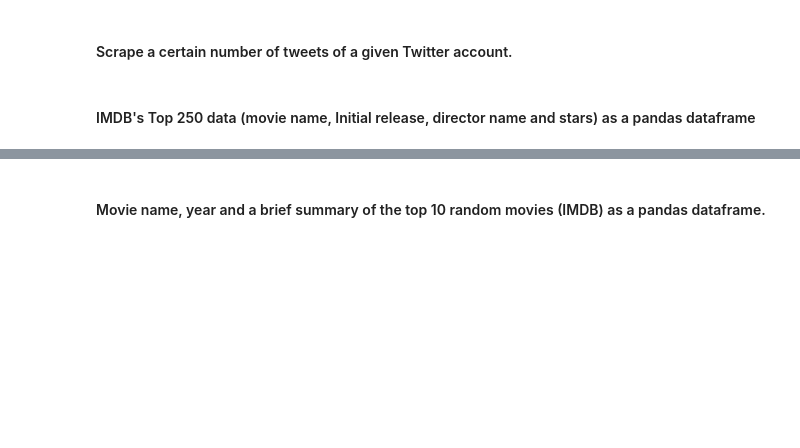
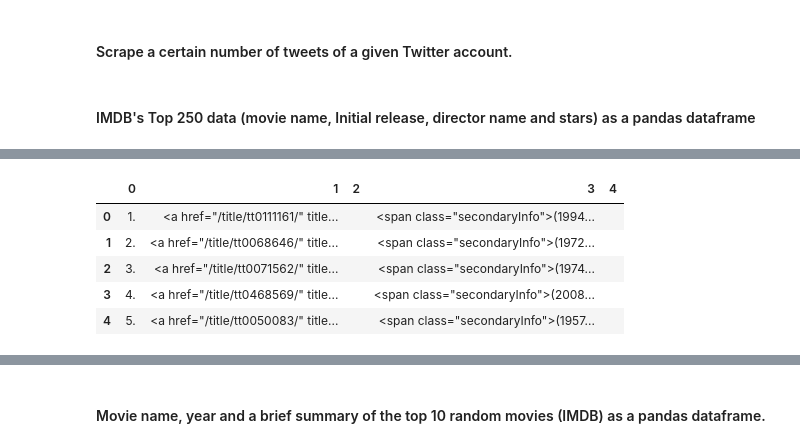
Before and after one commit to sandrineh/data-labs, a Jupyter notebook: module-1/lab-web-scraping/your-code/main.ipynb, the cells around one changed output, grey strips where cells are left out. Cells and saved outputs as stored; diff of their text form; code cells hidden in the pictures; blank space fills up the shorter version.

```diff
--- a/module-1/lab-web-scraping/your-code/main.ipynb
+++ b/module-1/lab-web-scraping/your-code/main.ipynb
@@ -647,0 +660,6 @@ url = 'https://www.imdb.com/chart/top'
+# %%
+# your code
+imdb = requests.get(url).content
+imdb = BeautifulSoup(imdb)
+chart=imdb.find_all('td', class_='titleColumn')
+chart
@@ -647,0 +684,10 @@ url = 'https://www.imdb.com/chart/top'
+# %%
+top = pd.DataFrame(chart)
+top.head()
+# %% [output]
+|  | 0 | 1 | 2 | 3 | 4 |
+| 0 | 1. | <a href="/title/tt0111161/" title... |  | <span class="secondaryInfo">(1994... |  |
+| 1 | 2. | <a href="/title/tt0068646/" title... |  | <span class="secondaryInfo">(1972... |  |
+| 2 | 3. | <a href="/title/tt0071562/" title... |  | <span class="secondaryInfo">(1974... |  |
+| 3 | 4. | <a href="/title/tt0468569/" title... |  | <span class="secondaryInfo">(2008... |  |
+| 4 | 5. | <a href="/title/tt0050083/" title... |  | <span class="secondaryInfo">(1957... |  |
```
Also changed, not shown: parts of 29 cells of this notebook, 1 other file.
